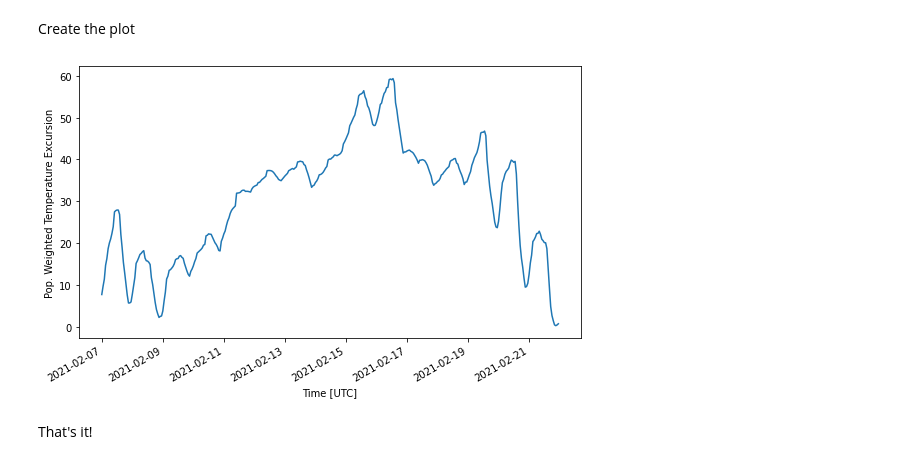
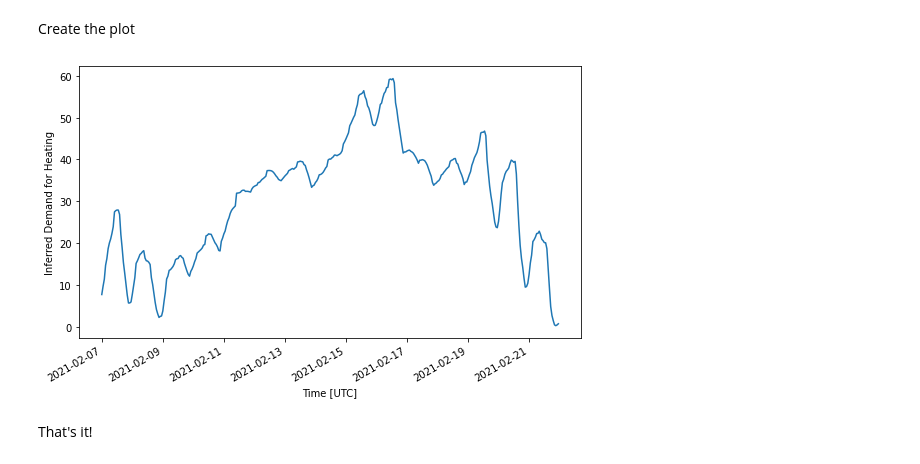
Before and after one commit to jdossgollin/2021-TXtreme, a Jupyter notebook: scripts/time_series.ipynb, the cells around one changed output. Cells and saved outputs as stored; diff of their text form; code cells hidden in the pictures.

```diff
--- a/scripts/time_series.ipynb
+++ b/scripts/time_series.ipynb
@@ -19,16 +19,16 @@ Create the plot
 # %%
 plt.figure(figsize=(9, 5))
 
 hdd["pop_weighted"].sel(pop_year=2020, time=slice("2021-02-07", "2021-02-21")).plot(
     label="Population Weighted"
 )
 plt.xlabel("Time [UTC]")
-plt.ylabel("Pop. Weighted Temperature Excursion")
+plt.ylabel("Inferred Demand for Heating")
 plt.title("")
 
 smart_save("HDD_pop_weighted_ts")
 plt.show()
 # %% [output]
-[figure, old version]
+[figure, new version]
 # %% [markdown]
 That's it!
```
Also changed, not shown: 9 other files.
